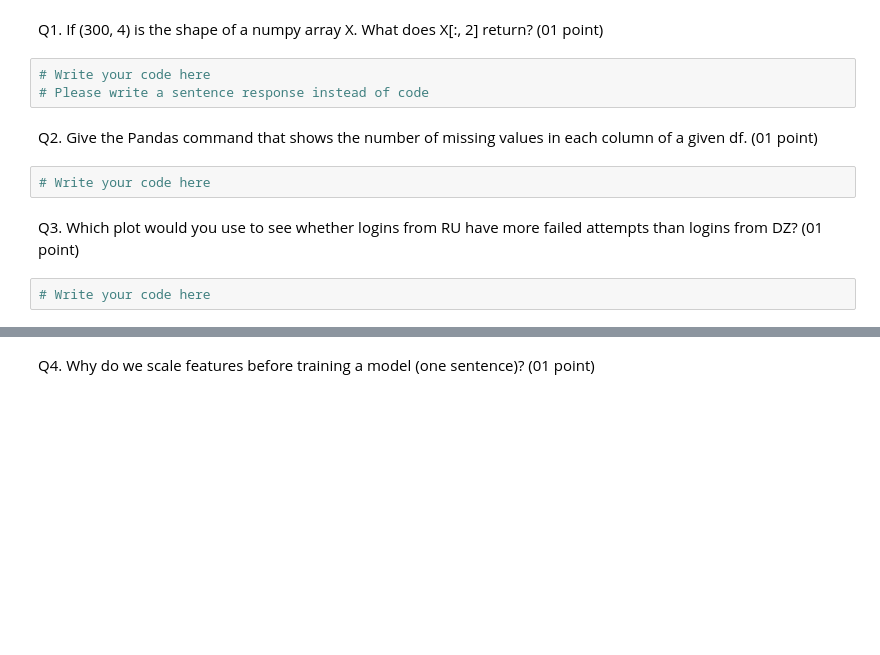
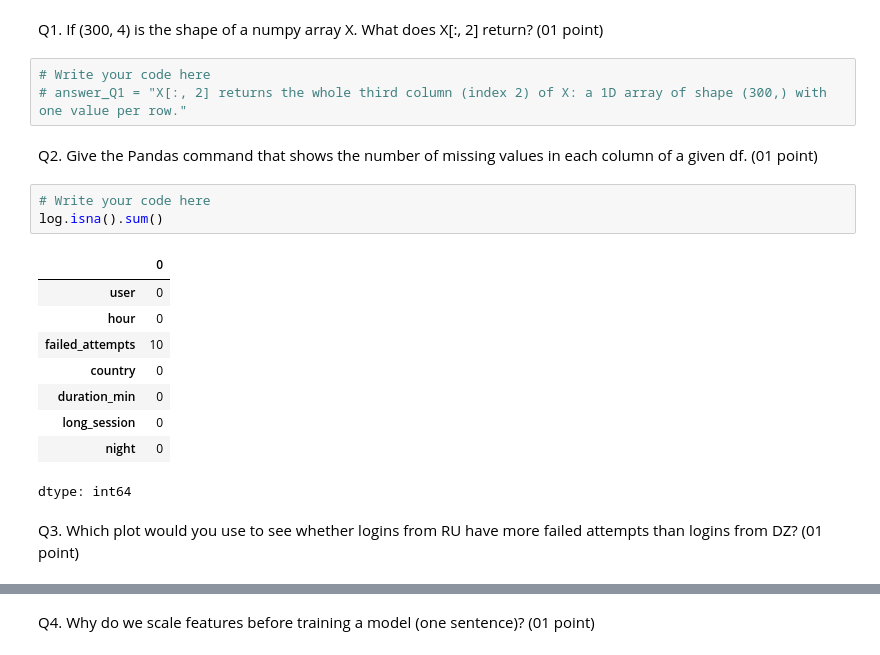
Before and after one commit to mlbr-cs/Workshop_1_Tools_and_Libraries, a Jupyter notebook: TP1.ipynb, the cells around one changed output, grey strips where cells are left out. Cells and saved outputs as stored; diff of their text form; blank space fills up the shorter version.

```diff
--- a/TP1.ipynb
+++ b/TP1.ipynb
@@ -141,14 +174,23 @@ log = pd.DataFrame({"user":    rng.choice(["ali", "sara", "yacine", "nour", "kar
 # %% [markdown]
 Q1. If (300, 4) is the shape of a numpy array X.
 What does X[:, 2] return? (01 point)
-# %%
-# Write your code here
-# Please write a sentence response instead of code
+# %%
+# Write your code here
+# answer_Q1 = "X[:, 2] returns the whole third column (index 2) of X: a 1D array of shape (300,) with one value per row."
 # %% [markdown]
 Q2. Give the Pandas command that shows the number of missing values in each column of a given df. (01 point)
 # %%
 # Write your code here
+log.isna().sum()
+# %% [output]
+|  | 0 |
+| user | 0 |
+| hour | 0 |
+| failed_attempts | 10 |
+| country | 0 |
+| duration_min | 0 |
+| long_session | 0 |
+| night | 0 |
+dtype: int64
 # %% [markdown]
 Q3. Which plot would you use to see whether logins from RU have more failed attempts than logins from DZ? (01 point)
-# %%
-# Write your code here
```
Also changed, not shown: parts of 19 cells of this notebook.
